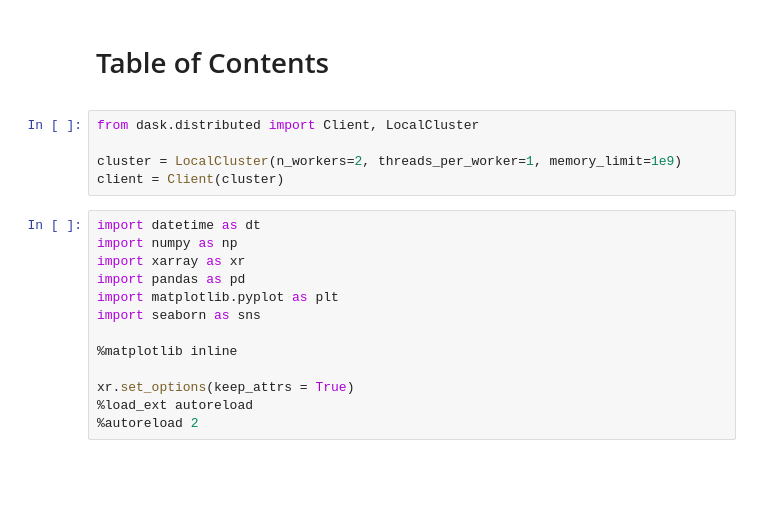
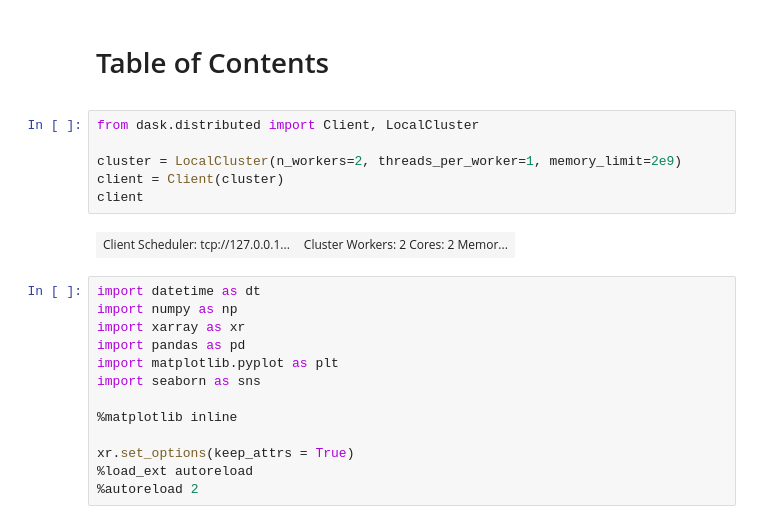
Before and after one commit to NCEO-ODA/ghana_data, a Jupyter notebook: 01-Quick_Plots.ipynb, the cells around one changed output. Drawn from its saved outputs; the diff is of its cells as text; blank space fills up the shorter version.

```diff
--- a/01-Quick_Plots.ipynb
+++ b/01-Quick_Plots.ipynb
@@ -4,8 +4,11 @@
 # %%
 from dask.distributed import Client, LocalCluster
 
-cluster = LocalCluster(n_workers=2, threads_per_worker=1, memory_limit=1e9)
+cluster = LocalCluster(n_workers=2, threads_per_worker=1, memory_limit=2e9)
 client = Client(cluster)
+client
+# %% [output]
+| Client Scheduler: tcp://127.0.0.1... | Cluster Workers: 2 Cores: 2 Memor... |
 # %%
 import datetime as dt
 import numpy as np
```
Also changed, not shown: parts of 8 cells of this notebook, 1 other file.
